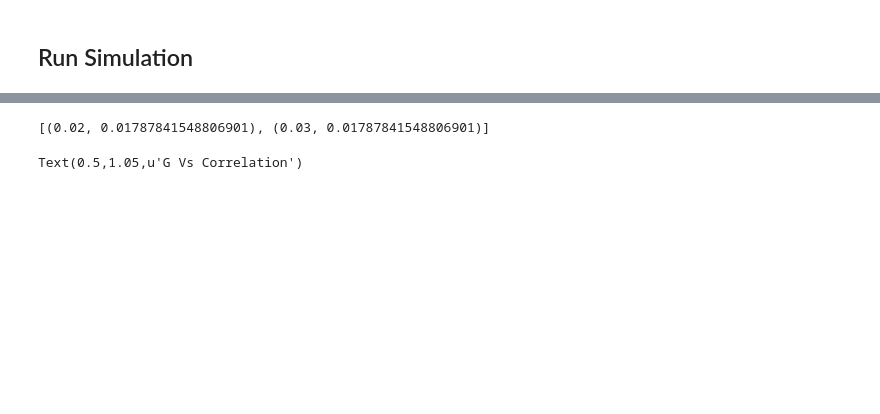
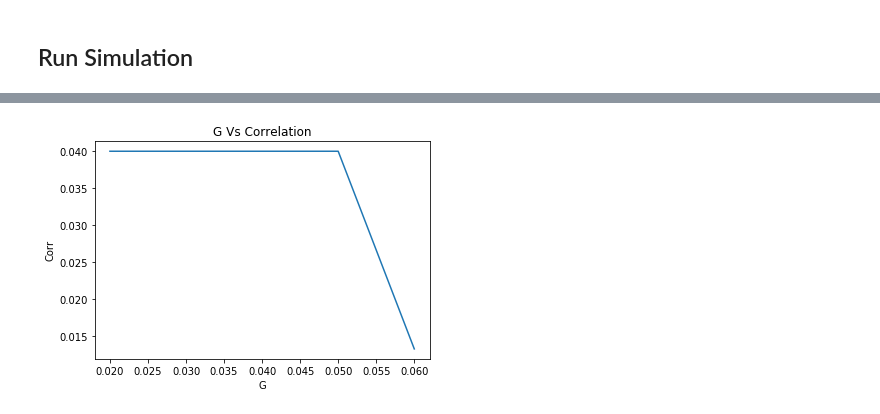
Before and after one commit to kclauw/tvb-educase-stroke, a Jupyter notebook: TVB_stroke.ipynb, the cells around one changed output, grey strips where cells are left out. Drawn from its saved outputs; the diff is of its cells as text; code cells hidden in the pictures; blank space fills up the shorter version.

Commit message:
parameter tuning 40ms

```diff
--- a/TVB_stroke.ipynb
+++ b/TVB_stroke.ipynb
@@ -116,7 +114,7 @@ Text(0.5,1.05,u'Structural connectivity for subject PAT29T1')
 # %%
 # get empirical functional connectivity from FC.mat
 # in this demo the functional connectivity parameter name is FC_cc_DK68, adjust to your variable name
-fc_file_name = data_dir + "/" + input_name + "/FC.mat"
+fc_file_name = data_dir + "/FC.mat"
 fc_cc_name = "currentFC"
 em_fc_matrix = sio.loadmat(fc_file_name)[fc_cc_name]
 
@@ -149,11 +147,10 @@ Table below shows parameters defined in Reduced Wong-Wang model, default value a
 | mu          | 0.3  |     Mean of input current in each node                                        |
 # %%
 # set up the Reduced Stefanescu-Jirsa3D model
-# adjust the parameters to your needs, otherwise it will use the default value shown above
+# adjust the parameters to your needs, otherwise it will use the default values
 #SJ3D = ReducedSetHindmarshRose(a = 1, b = 3, c = 1, d = 5, r = 0.006, s = 4, xo = -1.6, K11 = [0.01, 1.0]
 #                              , K21 = [0.01, 1.0], K12 = [0.01, 1.0]);
-SJ3D = ReducedSetHindmarshRose(a = 1, b = 3, sigma = 2.2, mu = 0.3);
-#SJ3D = ReducedSetHindmarshRose();
+SJ3D = ReducedSetHindmarshRose(a = 1, b = 3, c = 1, d = 5, r = 0.006, s = 4, xo = -1.6);
 SJ3D.K11 = 0.05
 SJ3D.K12 = 0.06
 SJ3D.K21 = 0.07
@@ -162,8 +157,8 @@ Model
 # %%
 # set up the simulator
 # adjust the simulation_length to your needs/ available computation time
-# in the demo data, time resolution of 2100 or 2400 were used
-# a simulation_length of 420,000 or 480,000 were used
+# in the demo data, time resolution of 2000
+# a simulation_length of 400,000
 # the BOLD monitor in the simulator applies an HRF with convolution during simulation to generate BOLD time series
 sim = simulator.Simulator(
     model=SJ3D,
@@ -174,7 +169,5 @@ sim = simulator.Simulator(
         monitors.TemporalAverage(period=2000.0),
         monitors.Bold(period=2000)
     ),
-    simulation_length=42000
+    simulation_length=40000
 ).configure()
-
-print("done")
@@ -213,7 +204,7 @@ def run_sim(global_coupling):
 # in the original study a range from 0.01 to 3 with steps of 0.015 was explored
 # NOTE: Too many steps will take very long time when running the script on a local computer
 # adjust the range of G, or the step size to reduce simulation time
-gc_range = np.arange(0.02, 0.04, 0.01) #Global Coupling
+gc_range = np.arange(0.02, 0.07, 0.01) #Global Coupling
 
 # run simulation in parallel - be sure that your computer has enough cores
 n_cores = 4 # specify number of cores which should be used in parallel
@@ -225,18 +220,18 @@ p.close()
 # %%
-print(results)
+%matplotlib inline
 # Plot
 g = []
 PCorr = []
 for result in results:
     g.append(result[0])
     PCorr.append(result[1])
-plot(g, PCorr)
-pyplot.xlabel('G')
-pyplot.ylabel('Corr')
-pyplot.title('G Vs Correlation')
+plt.xlabel('G')
+plt.ylabel('Corr')
+plt.title('G Vs Correlation')
+plt.plot(g, PCorr)
+plt.show();
 # %% [output]
-[(0.02, 0.01787841548806901), (0.03, 0.01787841548806901)]
-Text(0.5,1.05,u'G Vs Correlation')
+[figure, added]
 # %%
 # Show optimized G value for the individual subject
 optimized_g = g[PCorr.index(max(PCorr))]
```
Also changed, not shown: parts of 10 cells of this notebook.
